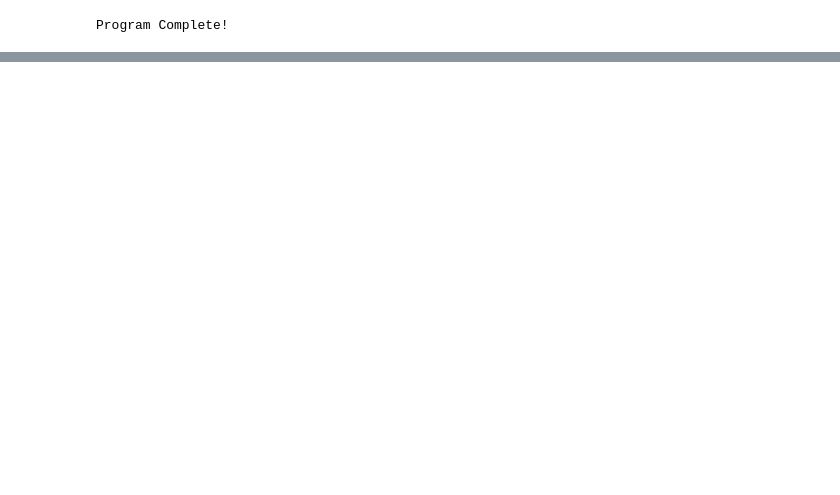
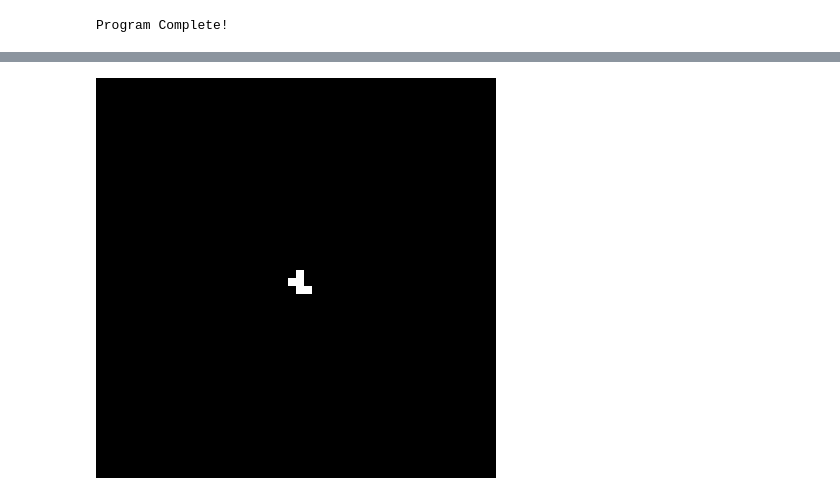
Before and after one commit to ericcblow/MiscMath, a Jupyter notebook: GameOfLife.ipynb, the cells around one changed output, grey strips where cells are left out. Saved outputs shown, nothing was run; the diff lists cells and outputs as text; code cells hidden in the pictures; blank space fills up the shorter version.

```diff
--- a/GameOfLife.ipynb
+++ b/GameOfLife.ipynb
@@ -123,0 +179,4 @@ display(IPImage(gif_path))
+# %%
+display(IPImage("./GoL/NotchedLseed.gif"))
+# %% [output]
+[figure, added]
```
Also changed, not shown: parts of 21 cells of this notebook, 20 other files.
